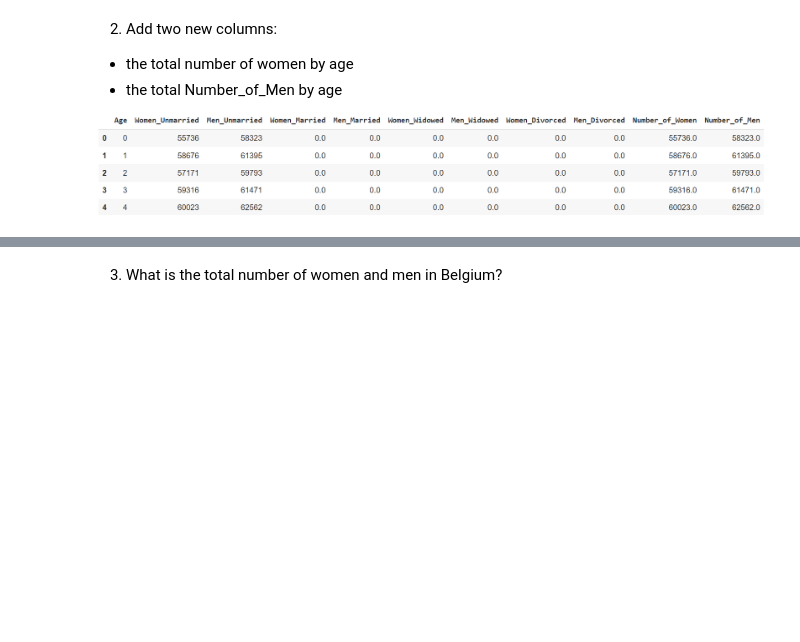
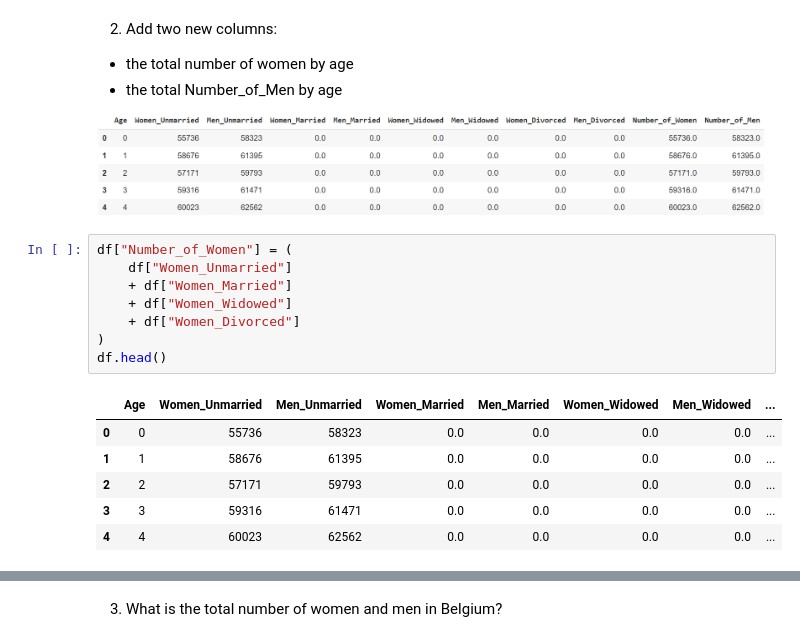
Before and after one commit to nealjoos/dsai-labs, a Jupyter notebook: 1-samples/lab_1_04_structure_of_the_Belgian_population.ipynb, the cells around one changed output, grey strips where cells are left out. Drawn from its saved outputs; the diff is of its cells as text; blank space fills up the shorter version.

```diff
--- a/1-samples/lab_1_04_structure_of_the_Belgian_population.ipynb
+++ b/1-samples/lab_1_04_structure_of_the_Belgian_population.ipynb
@@ -43,3 +51,18 @@ df.head()
 - the total Number_of_Men by age
 
 ![image.png](embedded-picture-1)
+# %%
+df["Number_of_Women"] = (
+    df["Women_Unmarried"]
+    + df["Women_Married"]
+    + df["Women_Widowed"]
+    + df["Women_Divorced"]
+)
+df.head()
+# %% [output]
+|  | Age | Women_Unmarried | Men_Unmarried | Women_Married | Men_Married | Women_Widowed | Men_Widowed | ... |
+| 0 | 0 | 55736 | 58323 | 0.0 | 0.0 | 0.0 | 0.0 | ... |
+| 1 | 1 | 58676 | 61395 | 0.0 | 0.0 | 0.0 | 0.0 | ... |
+| 2 | 2 | 57171 | 59793 | 0.0 | 0.0 | 0.0 | 0.0 | ... |
+| 3 | 3 | 59316 | 61471 | 0.0 | 0.0 | 0.0 | 0.0 | ... |
+| 4 | 4 | 60023 | 62562 | 0.0 | 0.0 | 0.0 | 0.0 | ... |
```
Also changed, not shown: parts of 10 cells of this notebook.
